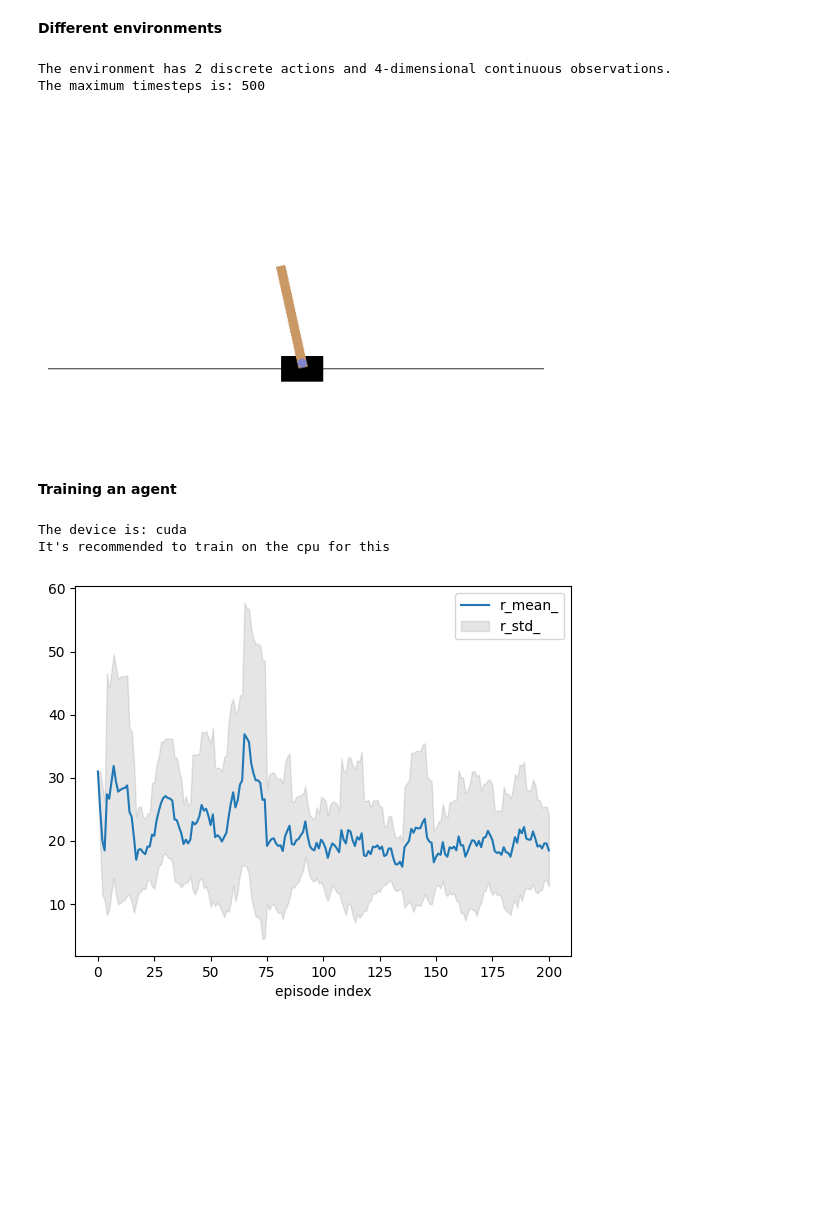
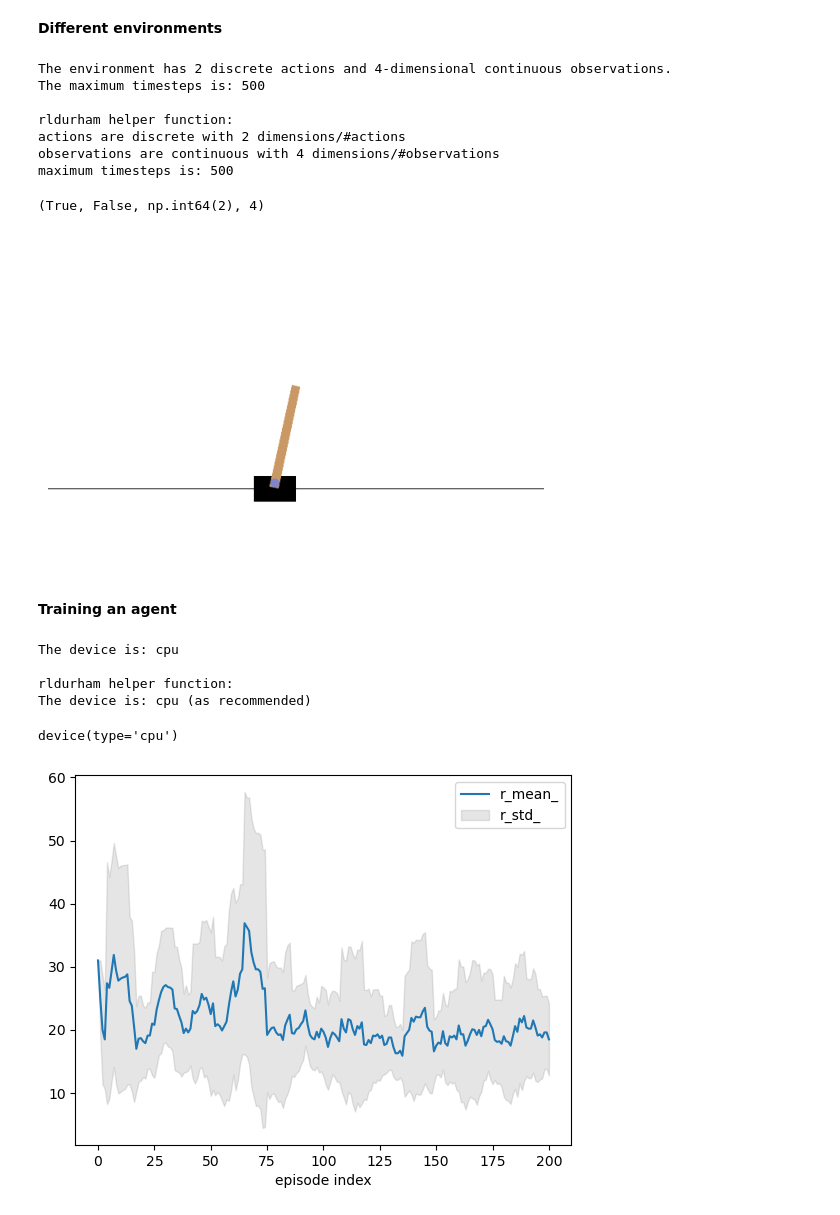
Before and after one commit to robert-lieck/rldurham, a Jupyter notebook: notebooks/Lecture_2_Gym.ipynb, the cells around one changed output. Saved outputs shown, nothing was run; the diff lists cells and outputs as text; code cells hidden in the pictures; blank space fills up the shorter version.

```diff
--- a/notebooks/Lecture_2_Gym.ipynb
+++ b/notebooks/Lecture_2_Gym.ipynb
@@ -122,7 +125,7 @@ Video(value=b'\x00\x00\x00 ftypisom\x00\x00\x02\x00isomiso2avc1mp41\x00\x00\x00\
 **Different environments**
 # %%
 ## render mode
-# rm = "human"     # for rendering in separate window
+# rm = 'human'     # for rendering in separate window
 rm = 'rgb_array' # for recording videos or rendering in notebook
 # rm = None        # no rendering
 
@@ -156,24 +159,35 @@ print(f"The environment has "
       f"{act_dim}{(f' discrete' if discrete_act else f'-dimensional continuous')} actions and "
       f"{obs_dim}{(f' discrete' if discrete_obs else f'-dimensional continuous')} observations.")
 print('The maximum timesteps is: {}'.format(env.spec.max_episode_steps))
+
+print("\nrldurham helper function:")
+rld.env_info(env, print_out=True)
 # %% [output]
 The environment has 2 discrete actions and 4-dimensional continuous observations.
 The maximum timesteps is: 500
+
+rldurham helper function:
+actions are discrete with 2 dimensions/#actions
+observations are continuous with 4 dimensions/#observations
+maximum timesteps is: 500
+(True, False, np.int64(2), 4)
 # %%
 for episode in range(1):
     observation, info = env.reset()
-    rld.render(env, clear=True)
+    if env.render_mode == 'rgb_array':
+        rld.render(env, clear=True)
     done = False
     for step in range(200):
         action = env.action_space.sample()  # random action
         observation, reward, terminated, truncated, info = env.step(action)
-        rld.render(env, clear=True)
+        if env.render_mode == 'rgb_array':
+            rld.render(env, clear=True)
         done = terminated or truncated
         if done:
             break
 env.close()
 # %% [output]
-[figure, old version]
+[figure, new version]
 # %% [markdown]
 **Training an agent**
 # %%
@@ -183,9 +197,15 @@ import torch
 device = torch.device('cuda') if torch.cuda.is_available() else torch.device('cpu')
 print('The device is: {}'.format(device))
 if device.type != 'cpu': print('It\'s recommended to train on the cpu for this')
+
+print('\nrldurham helper function:')
+rld.check_device()
 # %% [output]
-The device is: cuda
-It's recommended to train on the cpu for this
+The device is: cpu
+
+rldurham helper function:
+The device is: cpu (as recommended)
+device(type='cpu')
 # %%
 class Agent(torch.nn.Module):
     def __init__(self, env):
```
Also changed, not shown: parts of 2 cells of this notebook.
